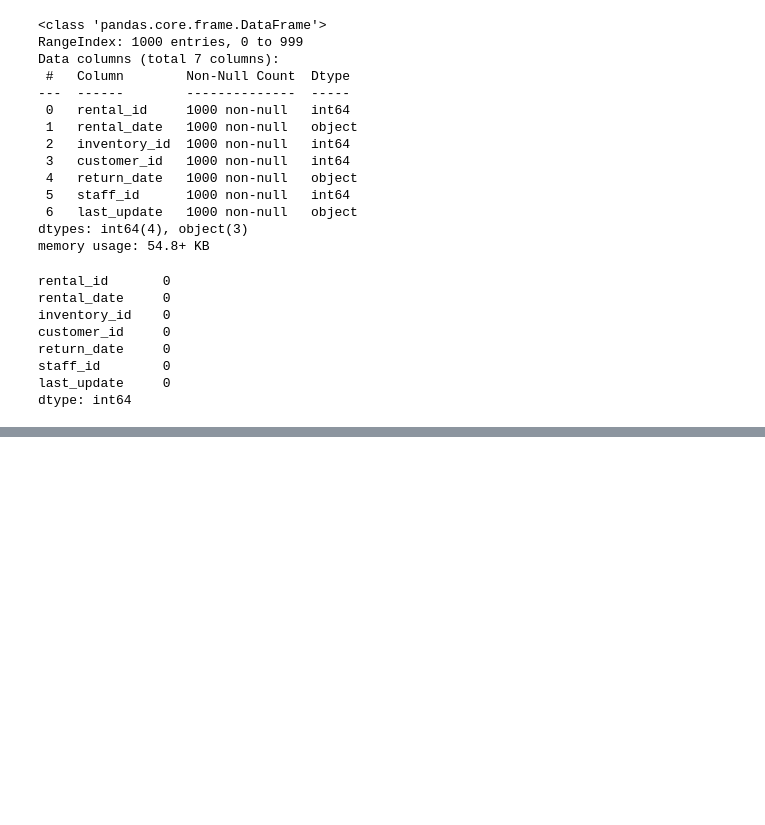
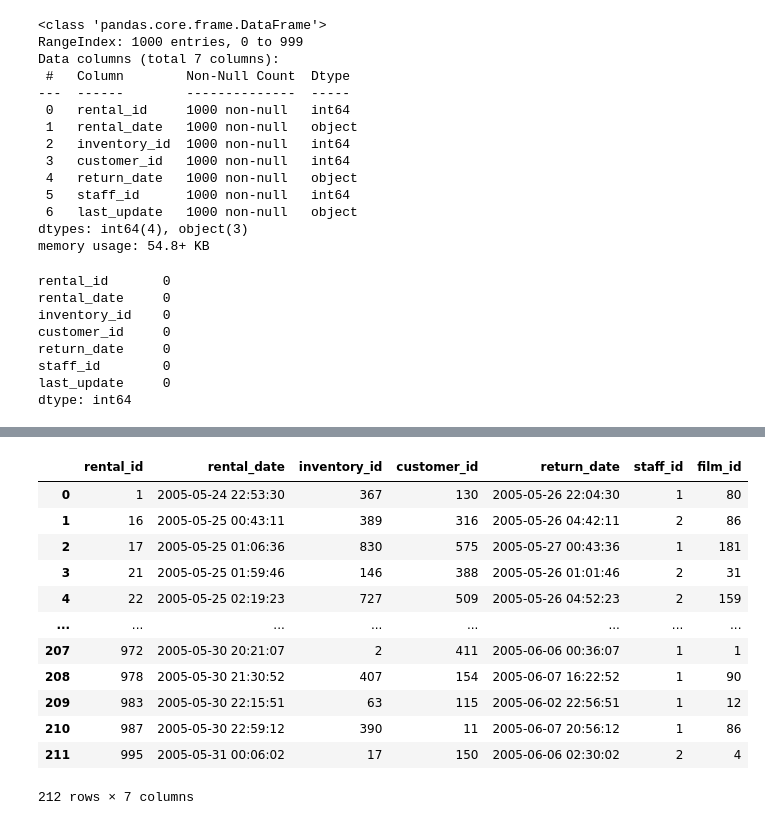
Before and after one commit to DFDA19/Proyect_SQL, a Jupyter notebook: Chequeo de data y limpieza de la misma.ipynb, the cells around one changed output, grey strips where cells are left out. Drawn from its saved outputs; the diff is of its cells as text; code cells hidden in the pictures; blank space fills up the shorter version.

```diff
--- a/Chequeo de data y limpieza de la misma.ipynb
+++ b/Chequeo de data y limpieza de la misma.ipynb
@@ -609,7 +512,21 @@ dfr.to_csv('rental', index=False)
 # %%
 ### hacer el merge de inventory en rental ###
 # %%
-#dfr = dfr.merge(dfi[['inventory_id', 'film_id']], on='inventory_id', how='inner')
+dfr = dfr.merge(dfi[['inventory_id', 'film_id']], on='inventory_id', how='inner')
 # %%
-#dfr
+dfr
+# %% [output]
+|  | rental_id | rental_date | inventory_id | customer_id | return_date | staff_id | film_id |
+| 0 | 1 | 2005-05-24 22:53:30 | 367 | 130 | 2005-05-26 22:04:30 | 1 | 80 |
+| 1 | 16 | 2005-05-25 00:43:11 | 389 | 316 | 2005-05-26 04:42:11 | 2 | 86 |
+| 2 | 17 | 2005-05-25 01:06:36 | 830 | 575 | 2005-05-27 00:43:36 | 1 | 181 |
+| 3 | 21 | 2005-05-25 01:59:46 | 146 | 388 | 2005-05-26 01:01:46 | 2 | 31 |
+| 4 | 22 | 2005-05-25 02:19:23 | 727 | 509 | 2005-05-26 04:52:23 | 2 | 159 |
+| ... | ... | ... | ... | ... | ... | ... | ... |
+| 207 | 972 | 2005-05-30 20:21:07 | 2 | 411 | 2005-06-06 00:36:07 | 1 | 1 |
+| 208 | 978 | 2005-05-30 21:30:52 | 407 | 154 | 2005-06-07 16:22:52 | 1 | 90 |
+| 209 | 983 | 2005-05-30 22:15:51 | 63 | 115 | 2005-06-02 22:56:51 | 1 | 12 |
+| 210 | 987 | 2005-05-30 22:59:12 | 390 | 11 | 2005-06-07 20:56:12 | 1 | 86 |
+| 211 | 995 | 2005-05-31 00:06:02 | 17 | 150 | 2005-06-06 02:30:02 | 2 | 4 |
+212 rows × 7 columns
 # %%
```
Also changed, not shown: parts of 90 cells of this notebook, 3 other files.
